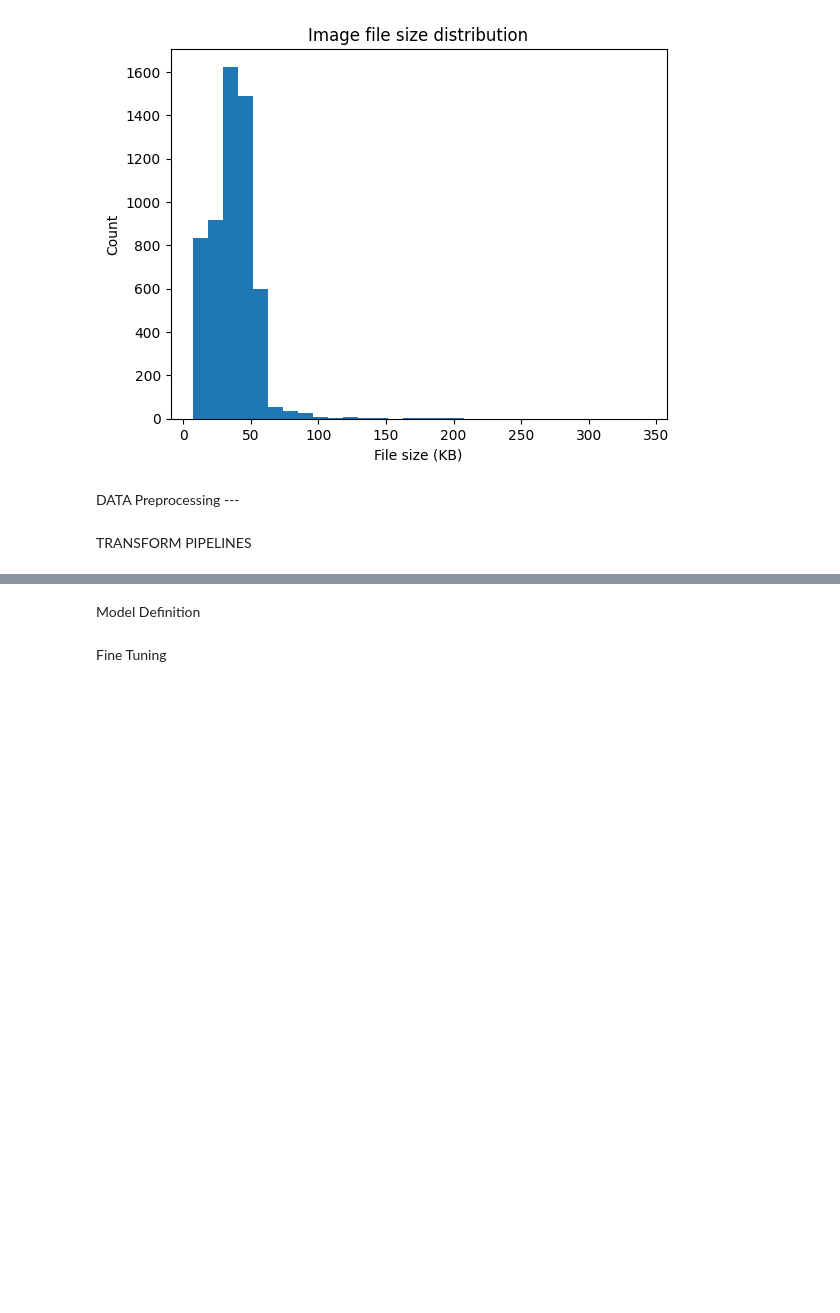
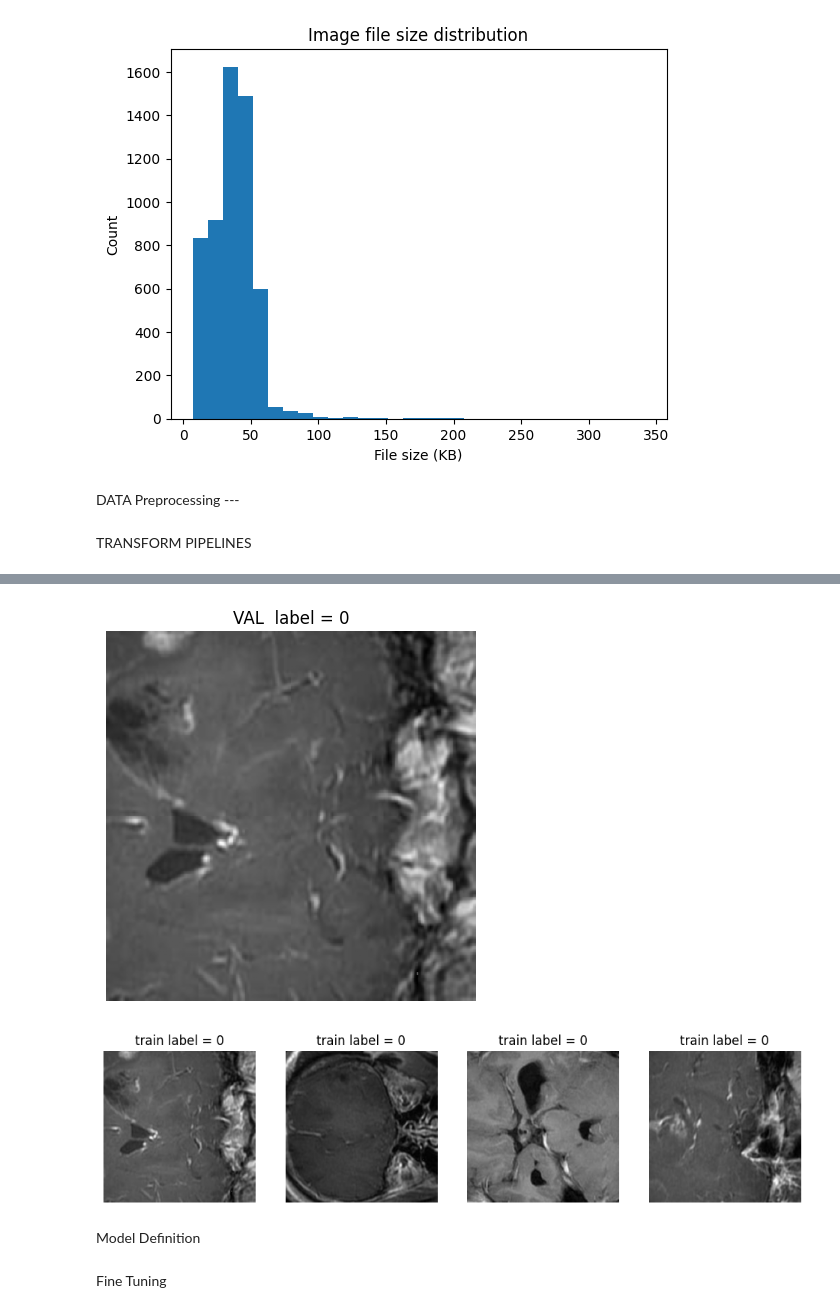
Before and after one commit to Somdip-Sen/MRI_tumor_detection, a Jupyter notebook: Code.ipynb, the cells around one changed output, grey strips where cells are left out. Cells and saved outputs as stored; diff of their text form; code cells hidden in the pictures; blank space fills up the shorter version.

Commit message:
Dataset loading related bug fixed

```diff
--- a/Code.ipynb
+++ b/Code.ipynb
@@ -338,8 +338,8 @@ def show_augmented_samples(loader, n=4):
 3.
 
 '''
-ROOT = Path("Data")
-BATCH = 4  #32
-NUM_W = 4  # tune to your CPU cores
+NUM_EPOCHS = 20
+BATCH = 32  #32
+NUM_W = 0  # tune to your CPU cores
 DEVICE = torch.device("mps")
 # %%
@@ -365,5 +390,5 @@ print(files[0:5])
 # %%
-train_ds = CacheDataset(files, transform=train_tf, num_workers=0, cache_rate=0.2)
+train_ds = CacheDataset(train_files, transform=train_tf, num_workers=NUM_W, cache_rate=0.2)
 # Compose some steps before the first Randomizable transform (e.g. LoadImage → EnsureChannelFirst → NormalizeIntensity) are executed and cached happens once (1st time and takes time)
 # %%
 # # finding the number of worker suitable
@@ -396,7 +421,7 @@ train_ds = CacheDataset(files, transform=train_tf, num_workers=0, cache_rate=0.2
 # # 4 worker(s) →    41 images / second
 # # 5 worker(s) →    40 images / second
 # %%
-train_loader = DataLoader(train_ds, batch_size=32, num_workers=0)
+train_loader = DataLoader(train_ds, batch_size=BATCH, num_workers=NUM_W)
 # takes the cached tensors in "train_ds" every batch and applies the random transforms that come after the cache-point (RandFlip, RandBiasField, etc.) and stacks size of BATCH = 32 tensors into a batch
 # If you skip CacheDataset, the whole Compose chain (deterministic + random) runs for every epoch.
 # %%
@@ -428,32 +461,38 @@ show_augmented_samples(train_loader)  # visual eyeball test
 # %%
 # ── Validation dataset sanity check ──────────────────────────────────────────────
-val_ds = CacheDataset(files, transform=val_test_tf, num_workers=0, cache_rate=0.2)
+val_ds = CacheDataset(val_files, transform=val_test_tf, num_workers=NUM_W, cache_rate=0.2)
 # Compose some steps before the first Randomizable transform (e.g. LoadImage → EnsureChannelFirst → NormalizeIntensity) are executed and cached happens once (1st time and takes time)
-val_loader = DataLoader(val_ds, batch_size=32, num_workers=0)
+val_loader = DataLoader(val_ds, batch_size=BATCH, num_workers=NUM_W)
 val_batch = next(iter(val_loader))
 v_img  = val_batch["image"][0, 0].cpu()    # [1,H,W] -> [H,W]
 v_lab  = int(val_batch["label"][0])
 
 
 plt.imshow(v_img, cmap="gray")
 plt.title(f"VAL  label = {v_lab}")
 plt.axis(False)
 plt.show()
 def show_augmented(loader, n=4):
     batch = next(iter(loader))
     imgs, labels = batch["image"], batch["label"]
 
     fig, ax = plt.subplots(1, n, figsize=(3*n, 3))
     for i in range(n):
         t = imgs[i, 0].cpu()
         # scale to 0-1 just for display
         disp = (t - t.min()) / (t.max() - t.min() + 1e-6)
         ax[i].imshow(disp, cmap="gray")
         ax[i].set_title(f"train label = {int(labels[i])}")
         ax[i].axis(False)
     plt.show()
 
 show_augmented(val_loader, n=4)
+
+# print(Counter(int(b["label"]) for b in train_ds.data))
+# print(Counter(int(b["label"]) for b in val_ds.data))
+# %% [output]
+[figure, added]
+[figure, added]
 # %% [markdown]
 Model Definition
 # %%
```
Also changed, not shown: parts of 6 cells of this notebook.
